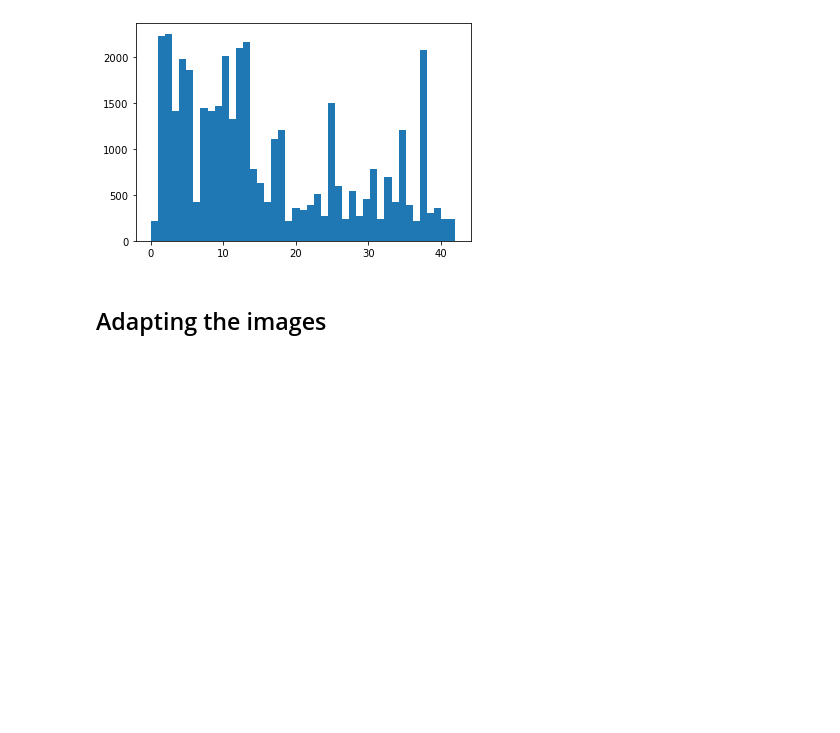
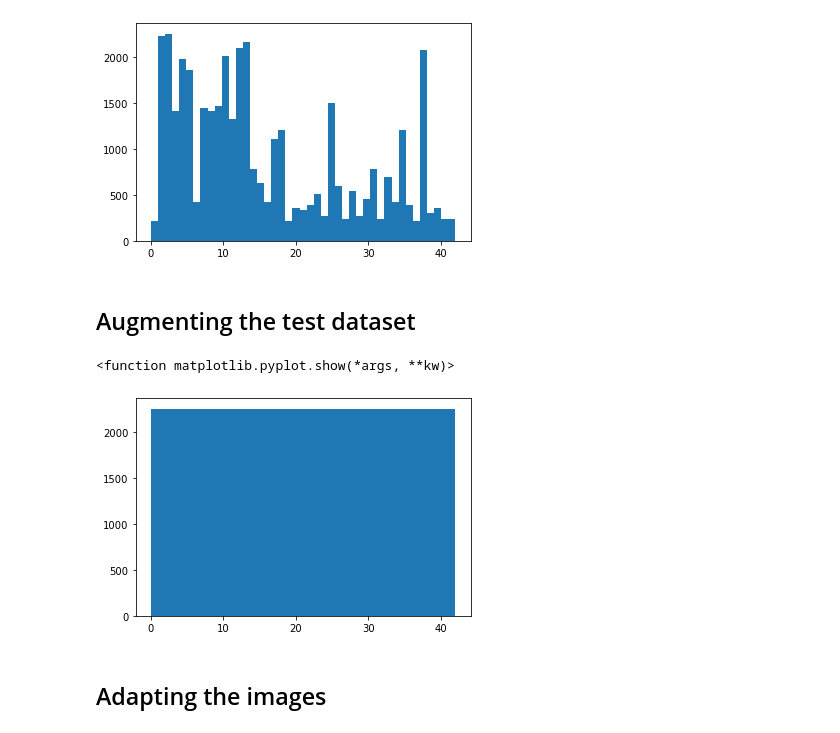
Before and after one commit to Sixaxis9/Embedded-neural-net-traffic-sign-recognition, a Jupyter notebook: CNN_Training_Optimized_Model.ipynb, the cells around one changed output. Cells and saved outputs as stored; diff of their text form; code cells hidden in the pictures; blank space fills up the shorter version.

```diff
--- a/CNN_Training_Optimized_Model.ipynb
+++ b/CNN_Training_Optimized_Model.ipynb
@@ -31,14 +31,18 @@ Using TensorFlow backend.
 # %%
 # Use this if local
 main_folder_path = "./German traffic sign dataset"
+# Use this if Colab
+# main_folder_path = "/content/German traffic sign dataset"
+
+train_dataset_path = main_folder_path + "/GTSRB_Training" + "/"
 
 csv_content = [] # One numpy array per folder
                  # Each numpy array x: image y: proprierties
 
 # Iterate over all subfolders to read the CSV file of each class
 for i in range(43):
-    train_dataset_path = main_folder_path + "/GTSRB_Training" + "/" + "{:05.0f}".format(i) + "/"
-    f_name = train_dataset_path + "GT-" + "{:05.0f}".format(i) + ".csv"
+    image_path = train_dataset_path + "{:05.0f}".format(i) + "/"
+    f_name = image_path + "GT-" + "{:05.0f}".format(i) + ".csv"
     csv_content.append(np.genfromtxt(f_name, delimiter=';', skip_header=1, dtype=str))
 print(csv_content[0][1,:])
 # %% [output]
@@ -80,3 +81,5 @@ plt.show
 # %% [output]
 <function matplotlib.pyplot.show(*args, **kw)>
 [figure]
+# %% [markdown]
+## Augmenting the test dataset
@@ -83,3 +104,10 @@ plt.show
+# %%
+# Histogram of class population after class engineering
+plt.hist(np.concatenate(labels), len(image))
+plt.show
+# %% [output]
+<function matplotlib.pyplot.show(*args, **kw)>
+[figure, added]
 # %% [markdown]
 ## Adapting the images
 # %%
```
Also changed, not shown: parts of 24 cells of this notebook, 23 other files.
